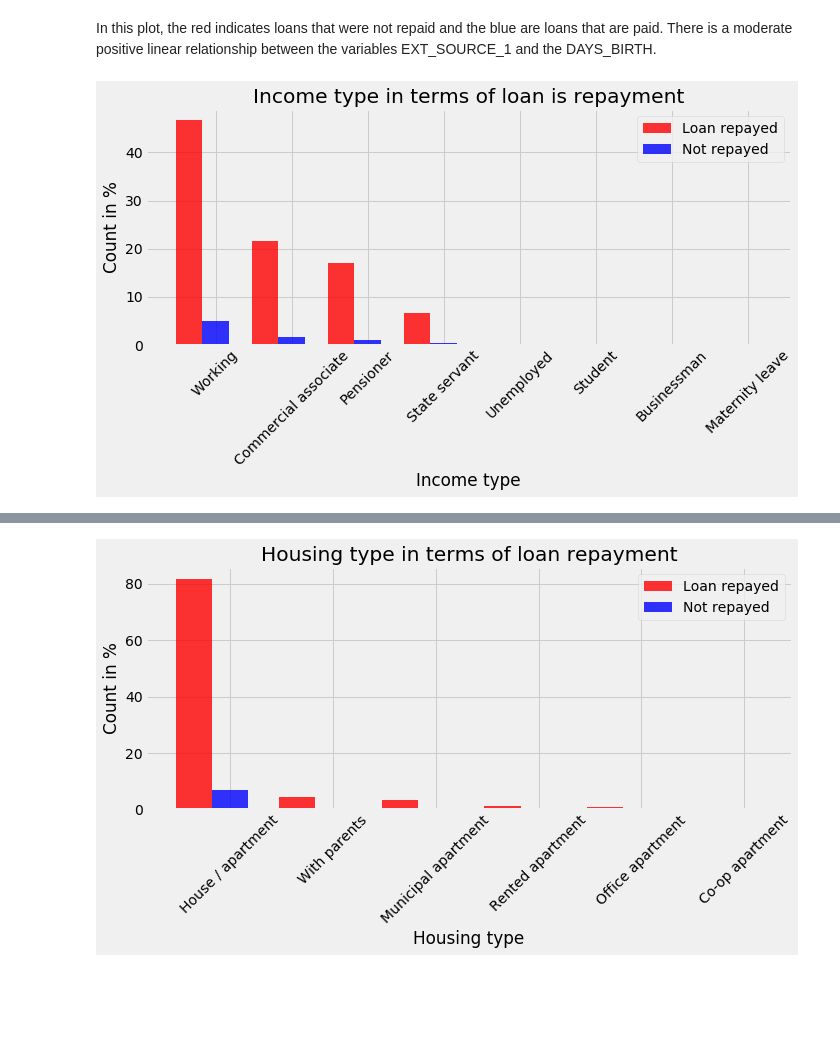
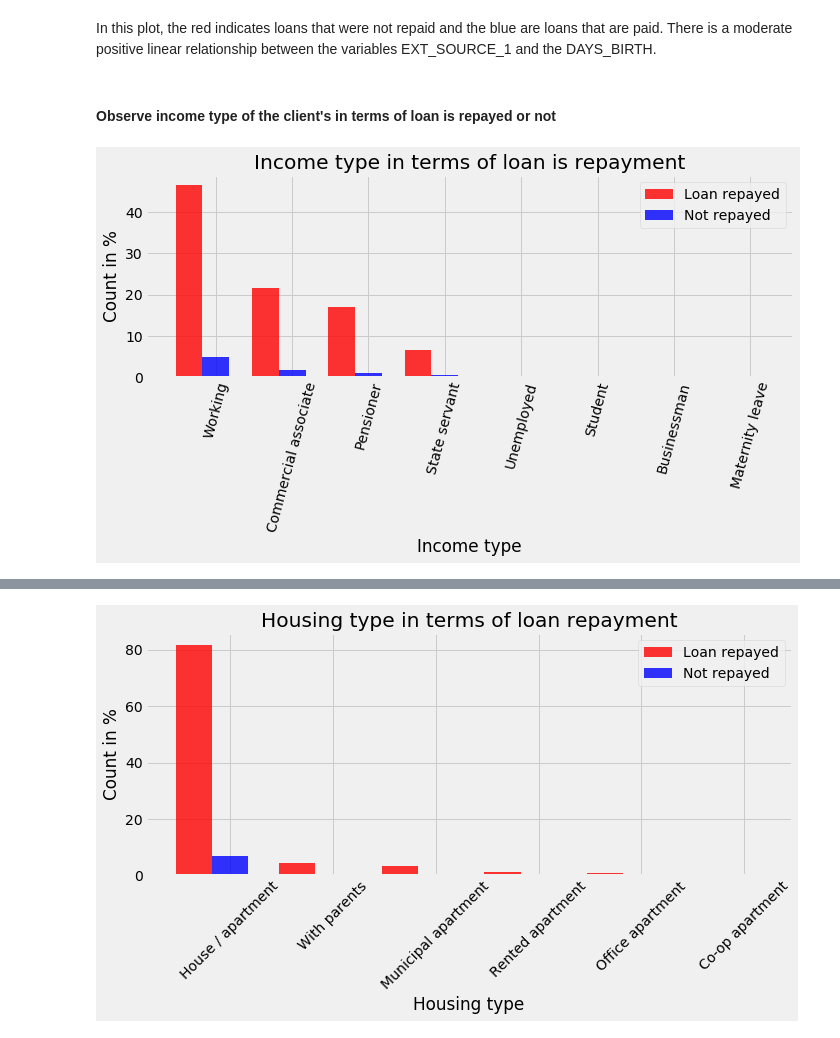
Before and after one commit to BhaskarCS/Springboard, a Jupyter notebook: Capstone_1_Project/Data-Story_Telling.ipynb, the cells around one changed output, grey strips where cells are left out. Drawn from its saved outputs; the diff is of its cells as text; code cells hidden in the pictures; blank space fills up the shorter version.

```diff
--- a/Capstone_1_Project/Data_Story_Telling.ipynb
+++ b/Capstone_1_Project/Data-Story_Telling.ipynb
@@ -352,34 +352,36 @@ plt.suptitle('Ext Source and Age Features Pairs Plot', size = 32, y = 1.05);
 [figure]
 # %% [markdown]
 In this plot, the red indicates loans that were not repaid and the blue are loans that are paid. There is a moderate positive linear relationship between the variables EXT_SOURCE_1 and the DAYS_BIRTH.
+# %% [markdown]
+#### Observe income type of the client's in terms of loan is repayed or not
 # %%
 # Plot Income type in terms of loan is repayed or not
 train_data = pd.read_csv("./Data_Files/application_train.csv")
 plot_data = train_data["NAME_INCOME_TYPE"].value_counts()
 repayed_n = []
 repayed_y = []
 for val in plot_data.index:
     repayed_n.append(np.sum(train_data["TARGET"][train_data["NAME_INCOME_TYPE"]==val] == 1))
     repayed_y.append(np.sum(train_data["TARGET"][train_data["NAME_INCOME_TYPE"]==val] == 0))
 
 loan_repayed  = (repayed_y / plot_data.sum()) * 100
 loan_not_payed = (repayed_n / plot_data.sum()) * 100
 
 fig, ax = plt.subplots(figsize = (10, 6))
 index = np.arange(len(plot_data.index))
 bar_width = 0.35
 opacity = 0.8
 
 repayed_plot = plt.bar(index, loan_repayed, bar_width, alpha=opacity, color='r', label='Loan repayed')
 no_pay_plot = plt.bar(index + bar_width, loan_not_payed, bar_width, alpha=opacity, color='b', label='Not repayed')
 
 plt.xlabel('Income type')
 plt.ylabel('Count in %')
 plt.title('Income type in terms of loan is repayment')
-plt.xticks(index + bar_width, plot_data.index, rotation=45)
+plt.xticks(index + bar_width, plot_data.index, rotation=75)
 plt.legend()
 plt.style.use('fivethirtyeight')
 plt.tight_layout(h_pad = 2.5)
 plt.show()
 # %% [output]
-[figure, old version]
+[figure, new version]
```
Also changed, not shown: parts of 16 cells of this notebook.
